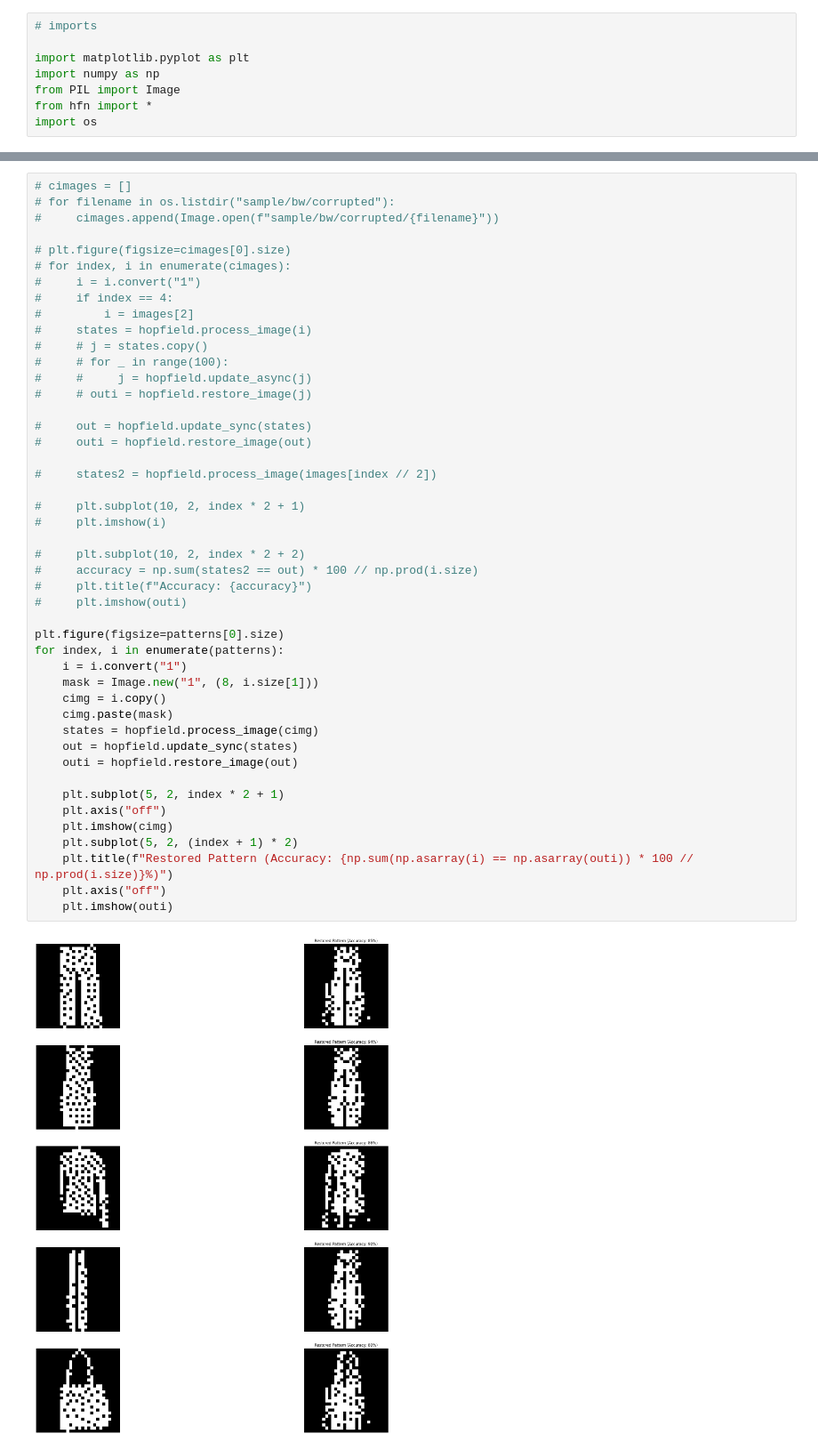
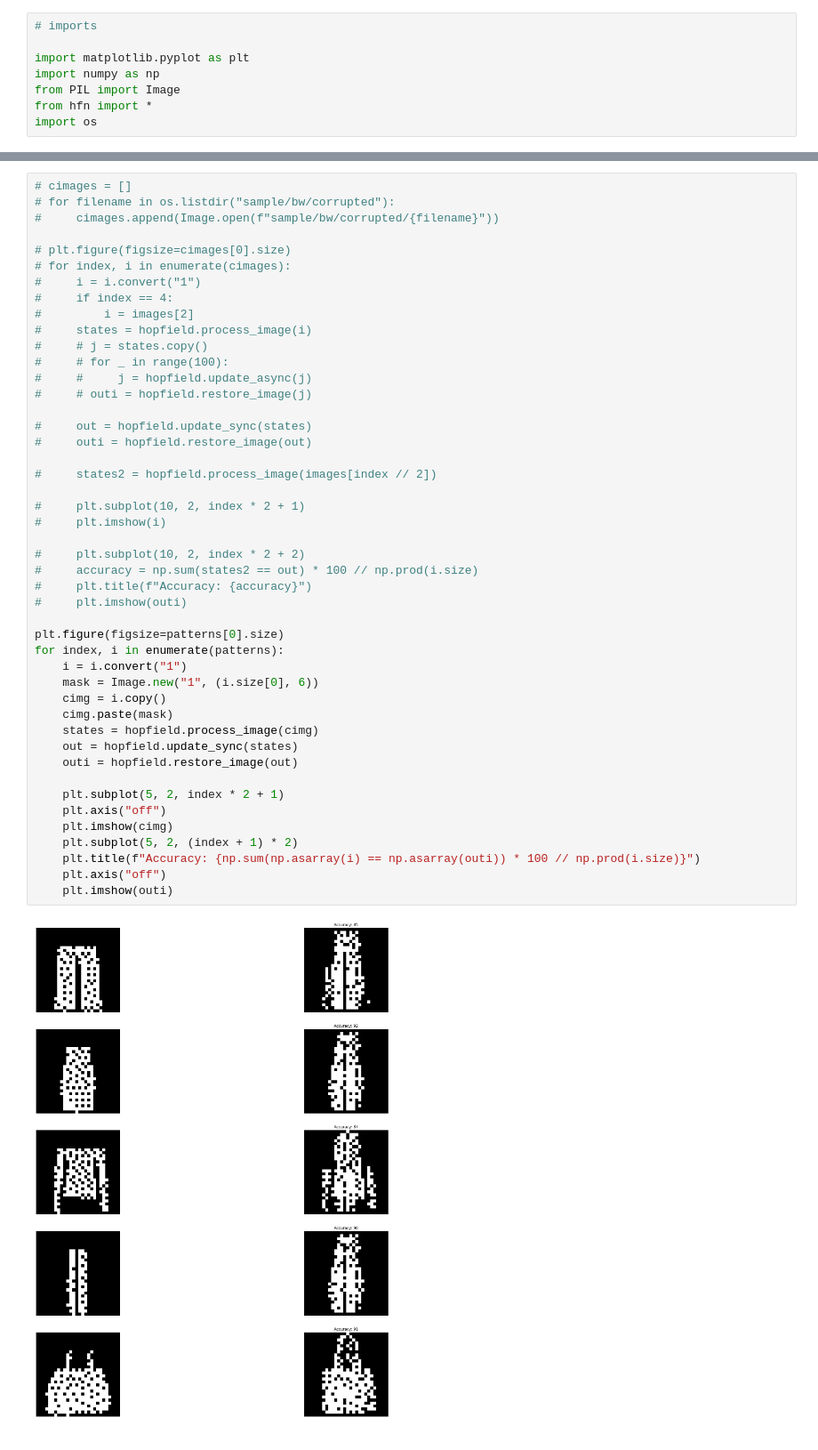
Before and after one commit to typtrue/hopfield-networks-project, a Jupyter notebook: HopfieldBasic.ipynb, the cells around one changed output, grey strips where cells are left out. Shown at 89% size. Saved outputs shown, nothing was run; the diff lists cells and outputs as text.

Commit message:
add citations, adjust images

```diff
--- a/HopfieldBasic.ipynb
+++ b/HopfieldBasic.ipynb
@@ -66,33 +70,33 @@ for index, i in enumerate(patterns):
 
 #     out = hopfield.update_sync(states)
 #     outi = hopfield.restore_image(out)
 
 #     states2 = hopfield.process_image(images[index // 2])
 
 #     plt.subplot(10, 2, index * 2 + 1)
 #     plt.imshow(i)
 
 #     plt.subplot(10, 2, index * 2 + 2)
 #     accuracy = np.sum(states2 == out) * 100 // np.prod(i.size)
 #     plt.title(f"Accuracy: {accuracy}")
 #     plt.imshow(outi)
 
 plt.figure(figsize=patterns[0].size)
 for index, i in enumerate(patterns):
     i = i.convert("1")
-    mask = Image.new("1", (8, i.size[1]))
+    mask = Image.new("1", (i.size[0], 6))
     cimg = i.copy()
     cimg.paste(mask)
     states = hopfield.process_image(cimg)
     out = hopfield.update_sync(states)
     outi = hopfield.restore_image(out)
 
     plt.subplot(5, 2, index * 2 + 1)
     plt.axis("off")
     plt.imshow(cimg)
     plt.subplot(5, 2, (index + 1) * 2)
-    plt.title(f"Restored Pattern (Accuracy: {np.sum(np.asarray(i) == np.asarray(outi)) * 100 // np.prod(i.size)}%)")
+    plt.title(f"Accuracy: {np.sum(np.asarray(i) == np.asarray(outi)) * 100 // np.prod(i.size)}")
     plt.axis("off")
     plt.imshow(outi)
 # %% [output]
-[figure, old version]
+[figure, new version]
```
Also changed, not shown: parts of 1 cell of this notebook, 14 other files.
